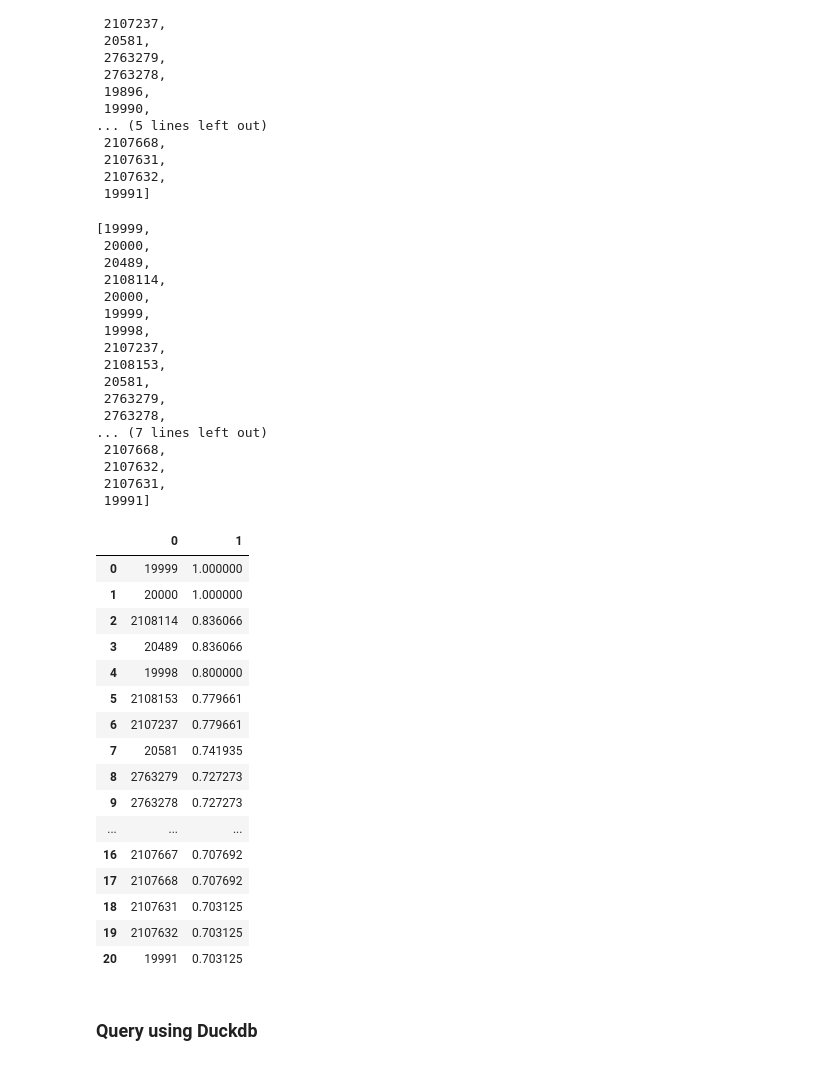
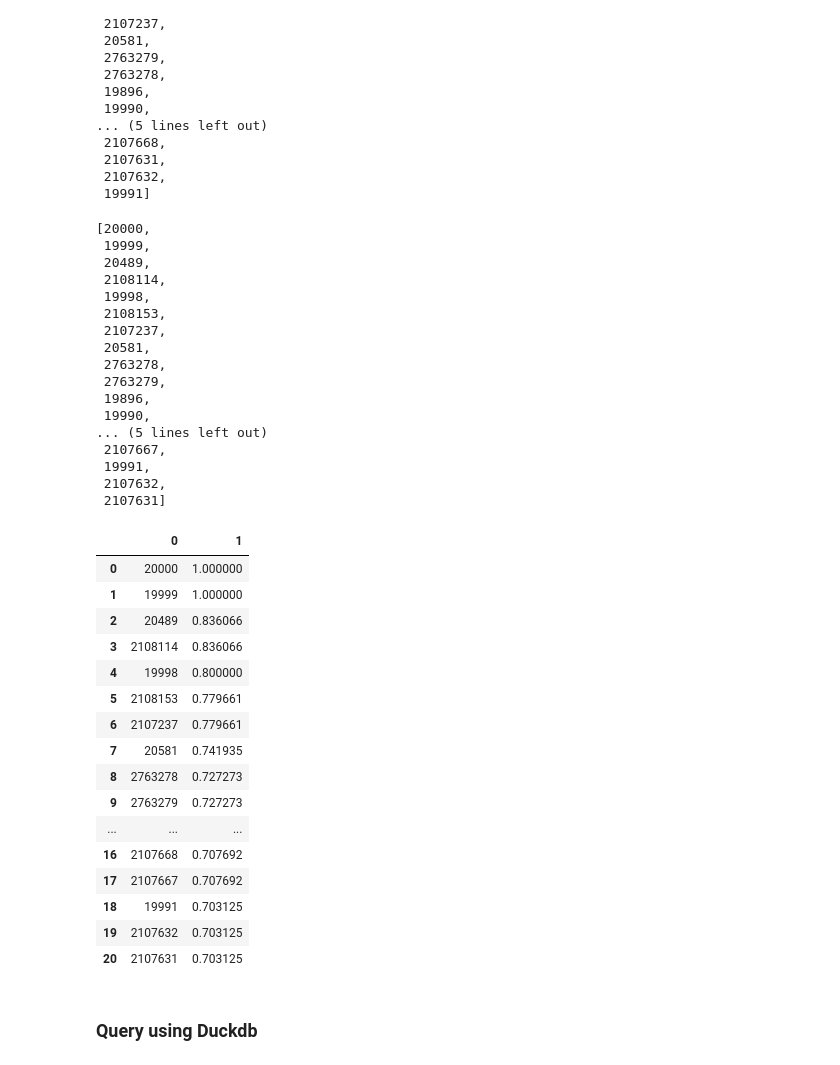
Before and after one commit to zaky02/LibMiner, a Jupyter notebook: clean/cluster_search.ipynb, the cells around one changed output. Cells and saved outputs as stored; diff of their text form; code cells hidden in the pictures.

```diff
--- a/clean/cluster_search.ipynb
+++ b/clean/cluster_search.ipynb
@@ -1824,3 +1721,0 @@ iterable = supplier(
-# %%
-for x, i in iterable:
-    print(x, dm.to_smiles(i, canonical=True, ordered=True))
@@ -2375,47 +2281,47 @@ index
  2107632,
  19991]
 # %%
-index2 = ([x[0] for x in list(search2.values())[0]])
-index2
+index = ([x[0] for x in list(search2.values())[0]])
+index
 # %% [output]
-[19999,
- 20000,
+[20000,
+ 19999,
  20489,
  2108114,
- 20000,
- 19999,
  19998,
+ 2108153,
  2107237,
- 2108153,
  20581,
+ 2763278,
  2763279,
- 2763278,
-... (7 lines left out)
- 2107668,
+ 19896,
+ 19990,
+... (5 lines left out)
+ 2107667,
+ 19991,
  2107632,
- 2107631,
- 19991]
+ 2107631]
 # %%
-tani  = pd.DataFrame(list(search3.values())[0])
+tani  = pd.DataFrame(list(search2.values())[0])
 tani
 # %% [output]
 |  | 0 | 1 |
-| 0 | 19999 | 1.000000 |
-| 1 | 20000 | 1.000000 |
-| 2 | 2108114 | 0.836066 |
-| 3 | 20489 | 0.836066 |
+| 0 | 20000 | 1.000000 |
+| 1 | 19999 | 1.000000 |
+| 2 | 20489 | 0.836066 |
+| 3 | 2108114 | 0.836066 |
 | 4 | 19998 | 0.800000 |
 | 5 | 2108153 | 0.779661 |
 | 6 | 2107237 | 0.779661 |
 | 7 | 20581 | 0.741935 |
-| 8 | 2763279 | 0.727273 |
-| 9 | 2763278 | 0.727273 |
+| 8 | 2763278 | 0.727273 |
+| 9 | 2763279 | 0.727273 |
 | ... | ... | ... |
-| 16 | 2107667 | 0.707692 |
-| 17 | 2107668 | 0.707692 |
-| 18 | 2107631 | 0.703125 |
+| 16 | 2107668 | 0.707692 |
+| 17 | 2107667 | 0.707692 |
+| 18 | 19991 | 0.703125 |
 | 19 | 2107632 | 0.703125 |
-| 20 | 19991 | 0.703125 |
+| 20 | 2107631 | 0.703125 |
 # %% [markdown]
 ### Query using Duckdb
 # %%
```
Also changed, not shown: parts of 29 cells of this notebook, 1 other file.
